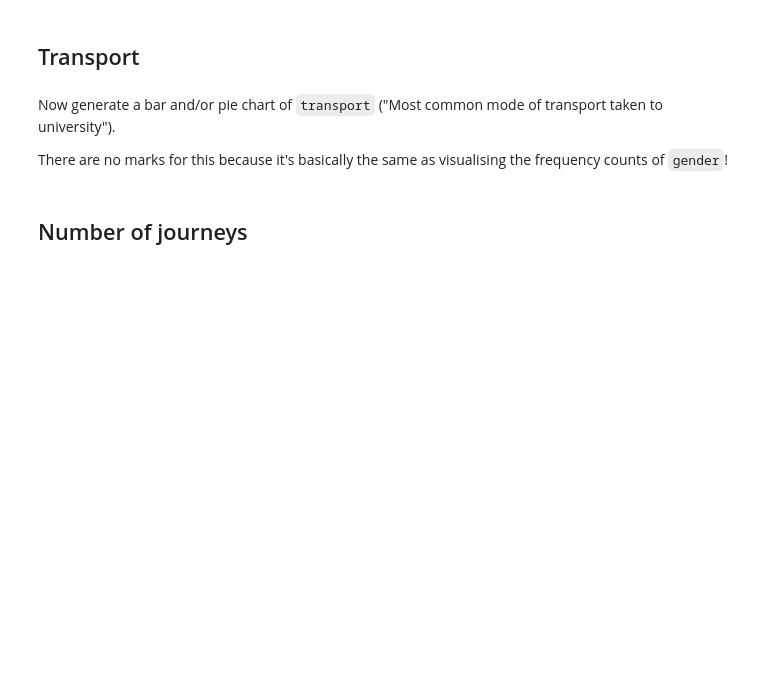
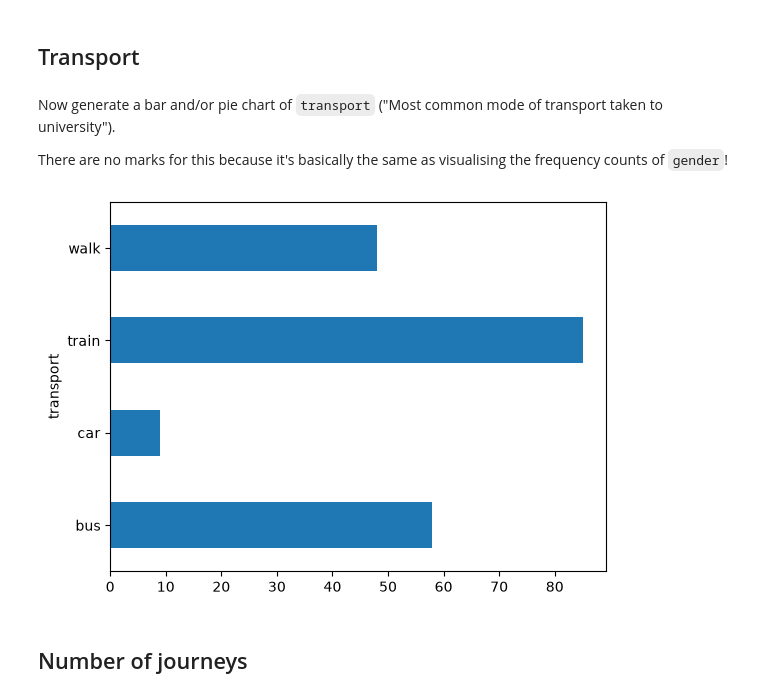
Before and after one commit to samuelsbenghe/year3-data-week5-lab, a Jupyter notebook: Descriptive statistics 1.ipynb, the cells around one changed output. Saved outputs shown, nothing was run; the diff lists cells and outputs as text; code cells hidden in the pictures; blank space fills up the shorter version.

```diff
--- a/Descriptive statistics 1.ipynb
+++ b/Descriptive statistics 1.ipynb
@@ -187,6 +250,13 @@ Now generate a bar and/or pie chart of `transport` ("Most common mode of transpo
 There are no marks for this because it's basically the same as visualising the frequency counts of `gender`!
 # %%
 # Most common mode of transport taken to university
+
+def plot_transport_barh():
+    df['transport'].value_counts().sort_index().plot.barh()
+
+plot_transport_barh()
+# %% [output]
+[figure, added]
 # %% [markdown]
 ## Number of journeys
 # %% [markdown]
```
Also changed, not shown: parts of 10 cells of this notebook, 1 other file.
